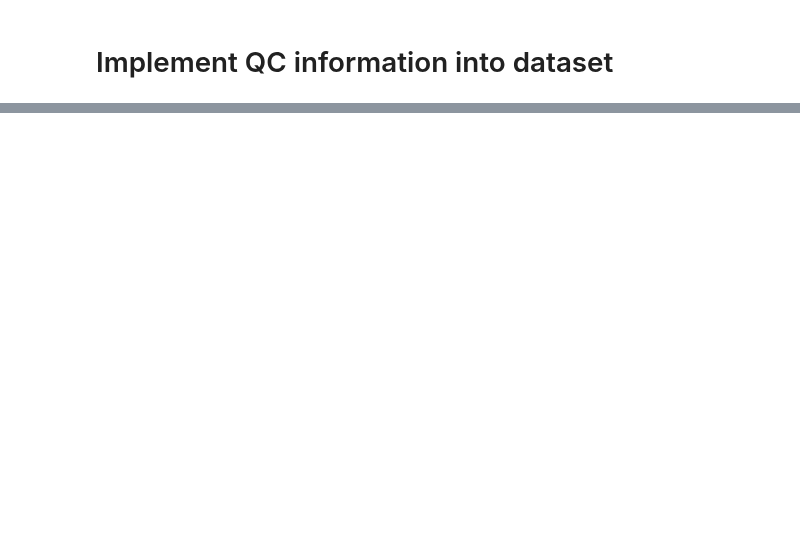
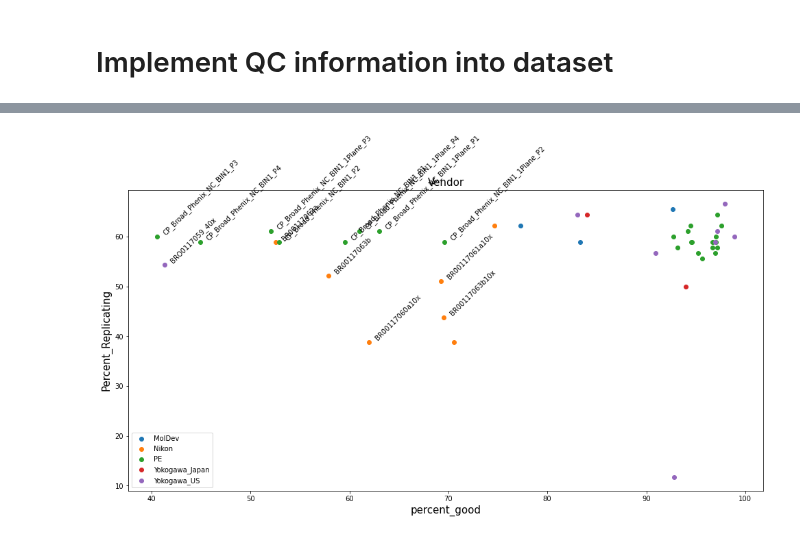
Before and after one commit to jump-cellpainting/jump-scope-analysis, a Jupyter notebook: data-processing.ipynb, the cells around one changed output, grey strips where cells are left out. Cells and saved outputs as stored; diff of their text form; code cells hidden in the pictures; blank space fills up the shorter version.

```diff
--- a/data-processing.ipynb
+++ b/data-processing.ipynb
@@ -194,0 +420,66 @@ match_rep_df
+# %%
+from matplotlib.pyplot import annotate
+
+
+def group_plot(df, x, y, group, error_x=None, error_y=None, fig=None, ax=None, legend=True, label=None):
+    cmap = plt.cm.tab10
+    colour_palette = list()
+    for i in range(cmap.N):
+        colour_palette.append(cmap(i))
+
+    if fig is None and ax is None:
+        fig, ax = plt.subplots()
+    else:
+        ax = ax
+    for i, (group_label, group_df) in enumerate(df.groupby(group)):
+        if error_x is not None or error_y is not None:
+            ax.errorbar(
+                group_df.loc[:, x],
+                group_df.loc[:, y],
+                xerr=group_df[error_x],
+                yerr=group_df[error_y],
+                ecolor=colour_palette[i],
+                fmt="none",
+                marker=None,
+                zorder=1,
+                lw=1 # Required to get error bars centered. Classic matplotlib
+                )
+        ax.scatter(
+            group_df.loc[:, x],
+            group_df.loc[:, y],
+            color=colour_palette[i],
+            label=group_label,
+            zorder=2
+        )
+        if label:
+            for col, rows in label.items():
+                for item in rows:
+                    try:
+                    # Try to add an annotation, otherwise skip it
+                    # THIS FAILS IF THERE IS A DUPLICATE COL VALUES. WILL LEAD TO MULTIPLE ANNOTATIONS OVERLAYED
+                        annotate_x = group_df[group_df[col] == item][x].values
+                        annotate_y = group_df[group_df[col] == item][y].values
+                        for i in range(len(annotate_x)):
+                            print(annotate_x, annotate_y, item)
+                            ax.text(annotate_x[i] + 1, annotate_y[i], item, {'ha': 'left', 'va': 'bottom'}, rotation=45, rotation_mode="anchor")
+                    except:
+                        pass
+    ax.set_title(group, size=15)
+    if legend:
+        ax.legend()
+    # ax.set_xscale("log")
+    ax.set_xlabel(x, fontsize=15)
+    ax.set_ylabel(y, fontsize=15)
+    plt.tight_layout()
+    fig.set_facecolor("white")
+    fig.set_figheight(15)
+    fig.set_figwidth(15)
+    plt.subplots_adjust(
+                    wspace=0.2,
+                    hspace=0.2)
+
+# group_plot(df, "percent_good", "Percent_Replicating", "Vendor", label={"Batch": ["Scope1_Nikon_10X"]})
+club_70 = df[df["percent_good"] < 70]["Assay_Plate_Barcode"].values
+fig, ax = plt.subplots()
+group_plot(df, "percent_good", "Percent_Replicating", "Vendor", label={"Assay_Plate_Barcode": club_70}, fig=fig, ax=ax)
+# %% [output]
@@ -194,0 +500 @@ match_rep_df
+[figure, added]
```
Also changed, not shown: parts of 20 cells of this notebook.
